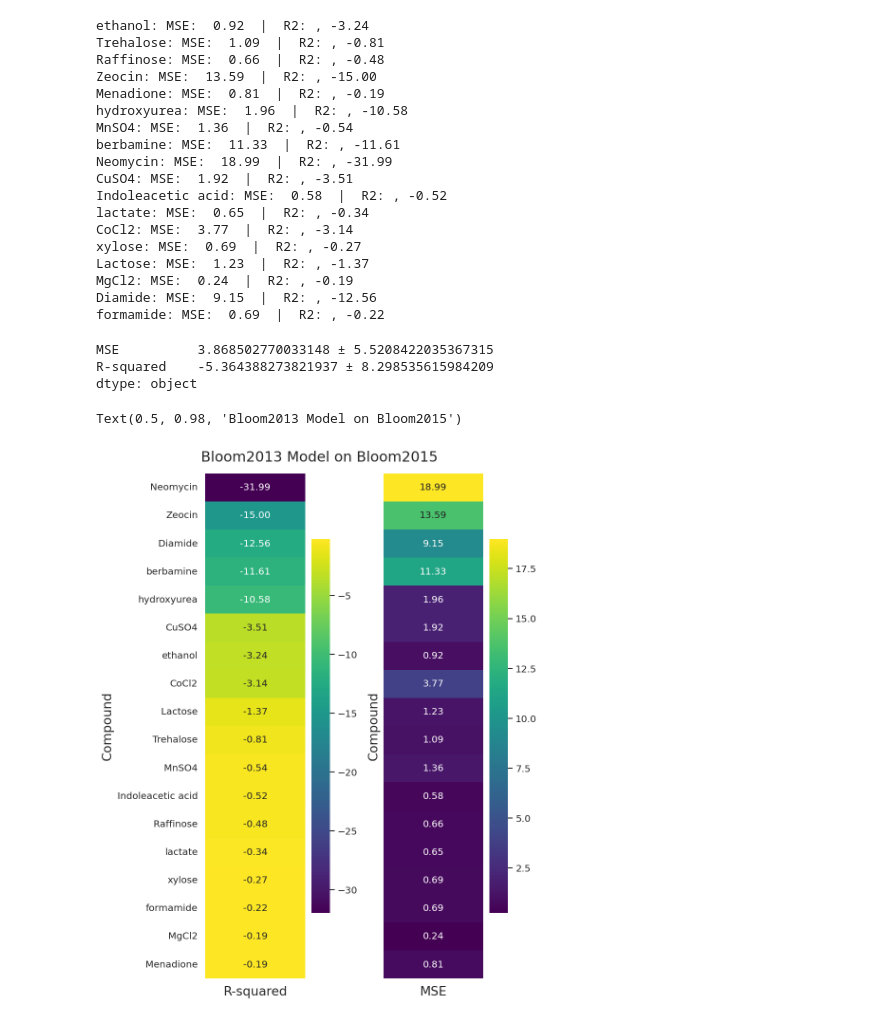
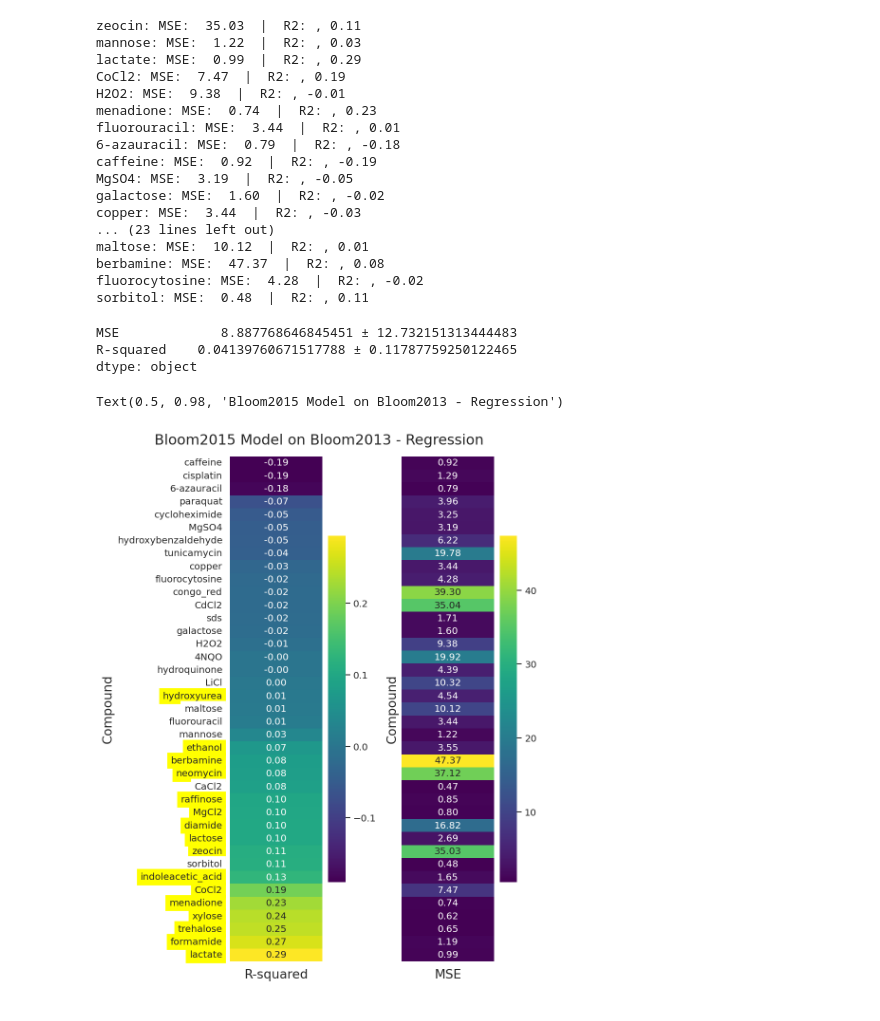
Before and after one commit to Rajeeva-IITM/yeast_growth_pred, a Jupyter notebook: eval_model.ipynb, the cells around one changed output. Cells and saved outputs as stored; diff of their text form; code cells hidden in the pictures.

Commit message:
Changes to be committed: 	modified:   __pycache__/network.cpython-311.pyc 	modified:   eval_model.ipynb 	modified:   lightning_model.py 	modified:   network.py

```diff
--- a/eval_model.ipynb
+++ b/eval_model.ipynb
@@ -14,7 +15,7 @@ set_theme()
 from lightning_model import Netlightning
 
 model = Netlightning.load_from_checkpoint(
-    "../runs/regression_bloom/bloom2013_regression/bloom2013_regression-epoch=38-step=15327.ckpt",
+    "../runs/regression_bloom/bloom2015_reg/bloom2015_reg-2epoch=36-step=58460.ckpt",
     loss_function="mse",
 )
 model.eval()
@@ -37,9 +38,9 @@ Netlightning(
   (criterion): MSELoss()
 )
 # %%
-train = "Bloom2013"
-test = "Bloom2015"
-filename="../data/regression_data/bloom2015_regression.feather"
+train = "Bloom2015"
+test = "Bloom2013"
+filename="../data/regression_data/bloom2013_regression.feather"
 # %%
 data = pd.read_feather(filename)
 data.drop(columns=["Strain"], inplace=True)
@@ -84,40 +85,50 @@ for i, key in enumerate(test_data.Condition.unique()):
 
     results_df.loc[i] = [key, mse_val, r2_val]
 # %% [output]
-ethanol: MSE:  0.92  |  R2: , -3.24
-Trehalose: MSE:  1.09  |  R2: , -0.81
-Raffinose: MSE:  0.66  |  R2: , -0.48
-Zeocin: MSE:  13.59  |  R2: , -15.00
-Menadione: MSE:  0.81  |  R2: , -0.19
-hydroxyurea: MSE:  1.96  |  R2: , -10.58
-MnSO4: MSE:  1.36  |  R2: , -0.54
-berbamine: MSE:  11.33  |  R2: , -11.61
-Neomycin: MSE:  18.99  |  R2: , -31.99
-CuSO4: MSE:  1.92  |  R2: , -3.51
-Indoleacetic acid: MSE:  0.58  |  R2: , -0.52
-lactate: MSE:  0.65  |  R2: , -0.34
-CoCl2: MSE:  3.77  |  R2: , -3.14
-xylose: MSE:  0.69  |  R2: , -0.27
-Lactose: MSE:  1.23  |  R2: , -1.37
-MgCl2: MSE:  0.24  |  R2: , -0.19
-Diamide: MSE:  9.15  |  R2: , -12.56
-formamide: MSE:  0.69  |  R2: , -0.22
+zeocin: MSE:  35.03  |  R2: , 0.11
+mannose: MSE:  1.22  |  R2: , 0.03
+lactate: MSE:  0.99  |  R2: , 0.29
+CoCl2: MSE:  7.47  |  R2: , 0.19
+H2O2: MSE:  9.38  |  R2: , -0.01
+menadione: MSE:  0.74  |  R2: , 0.23
+fluorouracil: MSE:  3.44  |  R2: , 0.01
+6-azauracil: MSE:  0.79  |  R2: , -0.18
+caffeine: MSE:  0.92  |  R2: , -0.19
+MgSO4: MSE:  3.19  |  R2: , -0.05
+galactose: MSE:  1.60  |  R2: , -0.02
+copper: MSE:  3.44  |  R2: , -0.03
+... (23 lines left out)
+maltose: MSE:  10.12  |  R2: , 0.01
+berbamine: MSE:  47.37  |  R2: , 0.08
+fluorocytosine: MSE:  4.28  |  R2: , -0.02
+sorbitol: MSE:  0.48  |  R2: , 0.11
 # %%
 results_df["Compound"] = results_df["Compound"].astype(str)
 print(results_df[["MSE", "R-squared"]].apply(lambda x: str(x.mean()) + " ± " + str(x.std()), axis=0))
 # %% [output]
-MSE          3.868502770033148 ± 5.5208422035367315
-R-squared    -5.364388273821937 ± 8.298535615984209
+MSE             8.887768646845451 ± 12.732151313444483
+R-squared    0.04139760671517788 ± 0.11787759250122465
 dtype: object
 # %%
 fig2, ax = plt.subplots(1,2,figsize=(8,10), sharey=True, tight_layout=True)
 
 sns.heatmap(results_df.set_index('Compound').drop(['MSE'], axis=1).sort_values('R-squared'), cmap='viridis', annot=True, fmt='.2f', ax=ax[0])
 sns.heatmap(results_df.set_index('Compound').sort_values('R-squared').drop(['R-squared'], axis=1), cmap='viridis', annot=True, fmt='.2f', ax=ax[1])
-plt.suptitle(f"{train} Model on {test}", size=18)
+
+bloom_2013_chemicals = np.array(['berbamine', 'cocl2', 'diamide', 'ethanol', 'formamide',
+       'hydroxyurea', 'lactate', 'lactose', 'menadione', 'mgcl2', 'indoleacetic_acid',
+       'neomycin', 'raffinose', 'trehalose', 'xylose', 'zeocin'],
+      dtype='<U19')
+
+for text in ax[0].get_yticklabels():
+    if text.get_text().lower() in bloom_2013_chemicals:
+        text.set(backgroundcolor = "yellow")
+    else:
+        text.set(backgroundcolor = "white")
+plt.suptitle(f"{train} Model on {test} - Regression", size=18)
 # %% [output]
-Text(0.5, 0.98, 'Bloom2013 Model on Bloom2015')
+Text(0.5, 0.98, 'Bloom2015 Model on Bloom2013 - Regression')
-[figure, old version]
+[figure, new version]
 # %%
 fig, ax = plt.subplots(figsize=(8,6), tight_layout=True)
 
```
Also changed, not shown: parts of 6 cells of this notebook, 2 other files.
